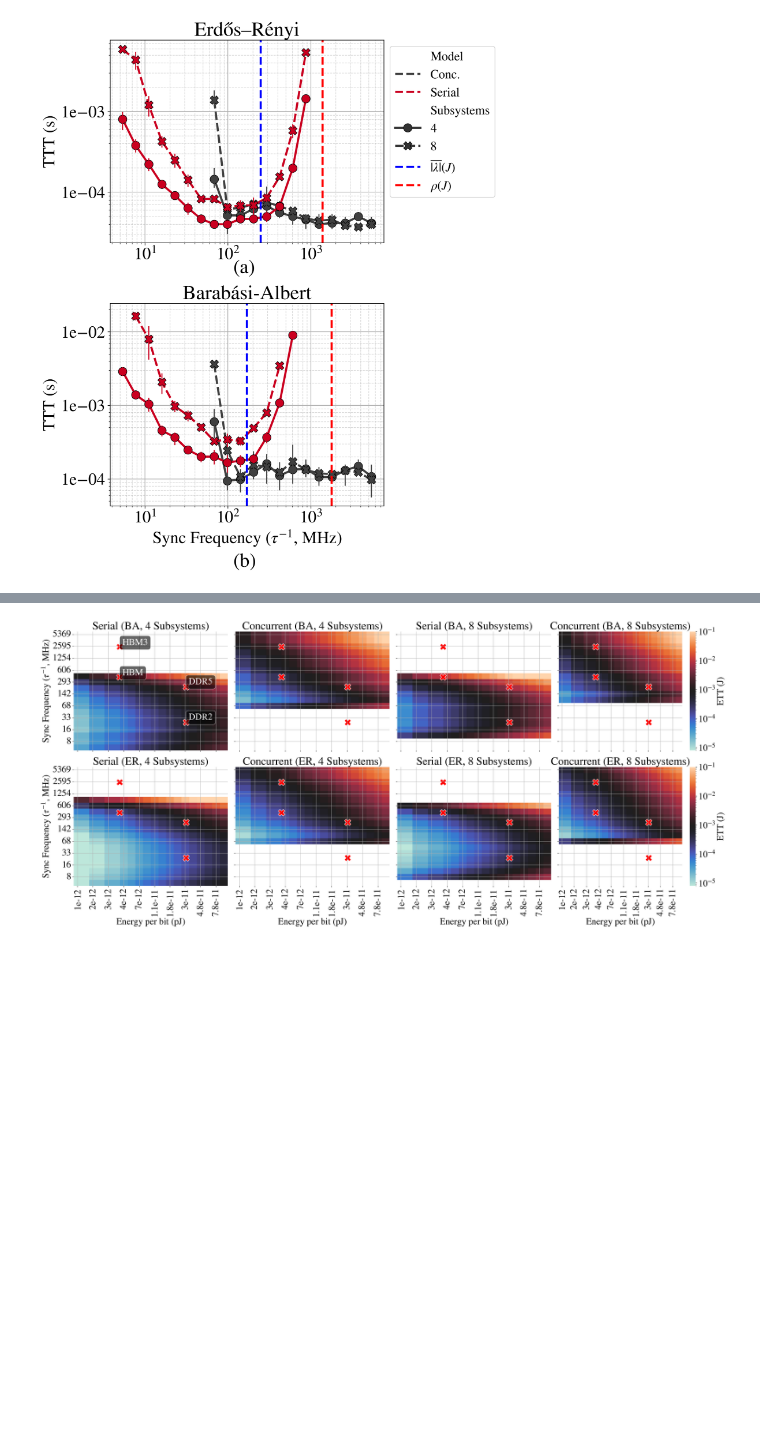
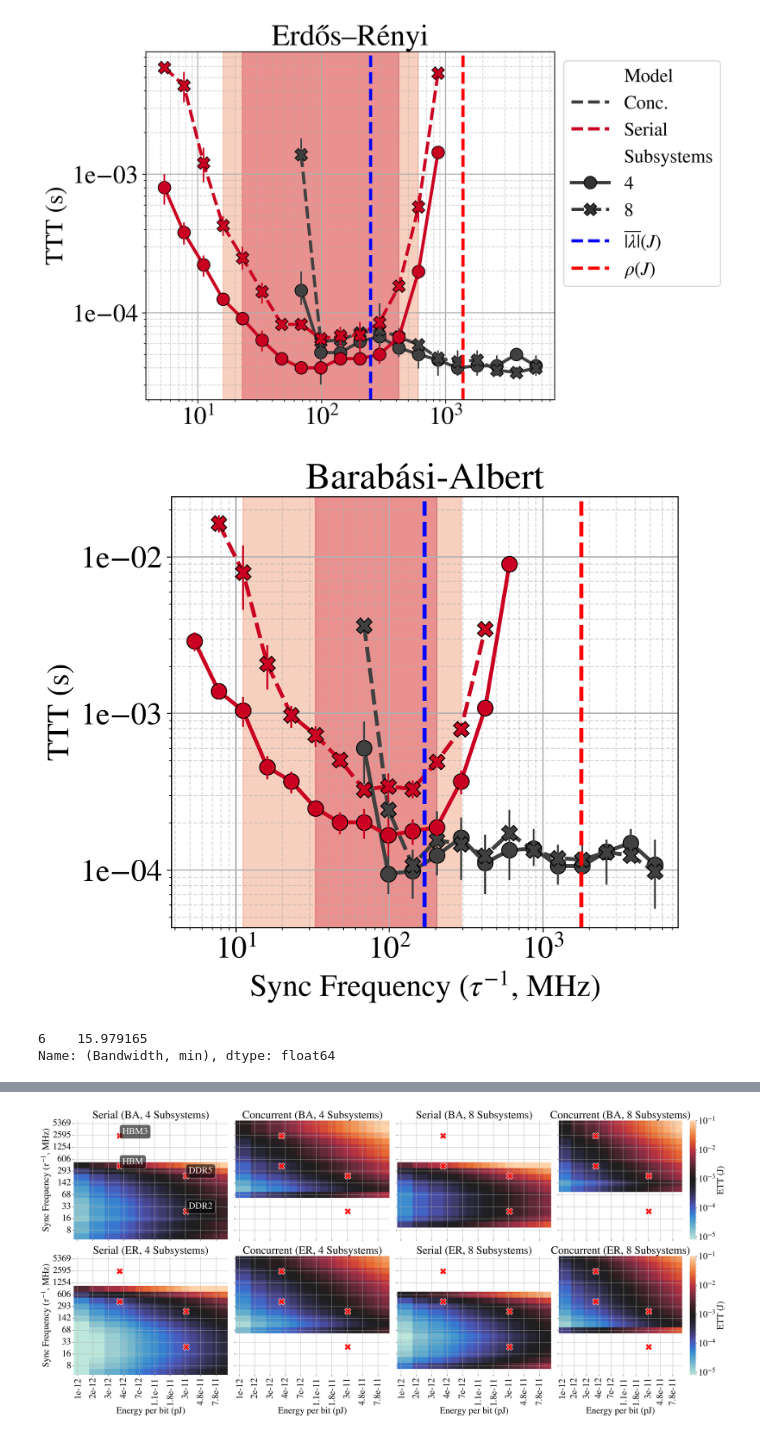
Before and after one commit to mxburns2022/Parallel-Ising-Analysis, a Jupyter notebook: notebooks/figs_8_9_10_er_ba_energy.ipynb, the cells around one changed output, grey strips where cells are left out. Cells and saved outputs as stored; diff of their text form; code cells hidden in the pictures; blank space fills up the shorter version.

```diff
--- a/notebooks/figs_8_9_10_er_ba_energy.ipynb
+++ b/notebooks/figs_8_9_10_er_ba_energy.ipynb
@@ -68,7 +68,9 @@ def make_tts_df(df: pd.DataFrame, cols=[], groupcols=[],
             dataframes.append(tts_df)
     return pd.concat(dataframes)
 # %%
-fig, axs = plt.subplots(nrows=2, figsize=(7, 12), gridspec_kw={'hspace': .3})
+fig1, ax = plt.subplots(figsize=(7, 5))
+fig2, ax2 = plt.subplots(figsize=(7, 5))
+axs = [ax, ax2]
 brim_df = pd.read_csv('../data/bw_vs_energy_full.csv').rename(columns={'blocks': 'Subsystems'})
 brim_df['Model'] = brim_df['concurrent'].replace({True: 'Conc.', False: 'Serial'})
 palette = [ "#404040",
@@ -119,7 +121,8 @@ for ax in axs:
 #    ax.set_xlabel('Sync Frequency ($\\tau^{-1}$, MHz)')
    ax.set_ylabel('Cut Error ($1-R$)')
    ax.grid(which='major')
-axs[1].legend_ = None
+axs[1].legend_.set_visible(False)
+
 for ax in axs:
 
     ax.grid(which='minor', linestyle='--', alpha=0.5)
@@ -132,9 +135,11 @@ for ax in axs:
     ax.yaxis.set_major_formatter(tk.ScalarFormatter())
     # ax.yaxis.set_minor_formatter(tk.ScalarFormatter())
 
-axs[0].annotate(text="(a)", xy=(0.45, -0.15), xycoords='axes fraction', fontsize=28)
+# axs[0].annotate(text="(a)", xy=(0.45, -0.15), xycoords='axes fraction', fontsize=28)
 
-axs[1].annotate(text="(b)", xy=(0.45, -0.3), xycoords='axes fraction', fontsize=28)
+# axs[1].annotate(text="(b)", xy=(0.45, -0.3), xycoords='axes fraction', fontsize=28)
 plt.show()
-fig.savefig('../figures/fig_8_ba_er_cut_error.pdf', bbox_inches='tight')
+fig1.savefig('../figures/fig_8a_ba_er_cut_error.pdf', bbox_inches='tight')
+fig2.savefig('../figures/fig_8b_ba_er_cut_error.pdf', bbox_inches='tight')
+# axs[]
 # %% [output]
@@ -142,16 +169,18 @@ fig.savefig('../figures/fig_8_ba_er_cut_error.pdf', bbox_inches='tight')
 # %%
-fig, axs = plt.subplots(nrows=2, figsize=(7, 12), gridspec_kw={'hspace': .3})
-brim_df = pd.concat([ pd.read_csv('../data/bw_vs_energy_ttt98.csv').query('concurrent == 1'), pd.read_csv('../data/bw_vs_energy_longer_ttt.csv')]).reset_index()
-brim_df = brim_df.rename(columns={'blocks': 'Subsystems'})
-# brim_df = pd.read_csv('../data/bw_vs_energy_ttt98.csv').rename(columns={'blocks': 'Subsystems'})
-brim_df['Model'] = brim_df['concurrent'].replace({1.0: 'Conc.', 0.0: 'Serial'})
+fig1, ax1 = plt.subplots(nrows=1, figsize=(7, 6))
+fig2, ax2 = plt.subplots(nrows=1, figsize=(7, 6))#, gridspec_kw={'right': 0.4})
+axs = [ax1, ax2]
+brim_df_ttt = pd.concat([ pd.read_csv('../data/bw_vs_energy_ttt98.csv').query('concurrent == 1'), pd.read_csv('../data/bw_vs_energy_longer_ttt.csv')]).reset_index()
+brim_df_ttt = brim_df_ttt.rename(columns={'blocks': 'Subsystems'})
+# brim_df_ttt = pd.read_csv('../data/bw_vs_energy_ttt98.csv').rename(columns={'blocks': 'Subsystems'})
+brim_df_ttt['Model'] = brim_df_ttt['concurrent'].replace({1.0: 'Conc.', 0.0: 'Serial'})
 palette = [ "#404040",
             # "#fdb863",
             # "#f4a582",
             "#ca0020"
             ]
-brim_df['Bandwidth'] = 1 / brim_df['tpart'] / 1e6
-# brim_df['error'] = brim_df['u'] - -0.7633
+brim_df_ttt['Bandwidth'] = 1 / brim_df_ttt['tpart'] / 1e6
+# brim_df_ttt['error'] = brim_df_ttt['u'] - -0.7633
 line_args = dict(
     y='TTT',
     x='Bandwidth',
@@ -166,12 +195,12 @@ line_args = dict(
     err_style='bars',
     palette=palette
 )
-brim_df = brim_df.sort_values(by=['Model', 'Subsystems'])
+brim_df_ttt = brim_df_ttt.sort_values(by=['Model', 'Subsystems'])
 sns.lineplot(ax=axs[0],
-                data=brim_df.query('GInd < 30'),
+                data=brim_df_ttt.query('GInd < 30'),
                 **line_args)
 sns.lineplot(ax=axs[1],
-                data=brim_df.query('GInd > 30'),
+                data=brim_df_ttt.query('GInd > 30'),
                 **line_args)
 
 eig1 = (49e-15 * 31e4) / eig_df.query('type == "ER"')['eigmean'].mean()
@@ -186,33 +215,52 @@ axs[0].legend(fontsize=18, loc='upper left', bbox_to_anchor=(1,1))
 axs[0].legend(fontsize=18, loc='upper left', bbox_to_anchor=(1,1))
 
 axs[0].set_title('Erdős–Rényi')
 axs[1].set_title('Barabási-Albert')
 axs[0].set_xlabel('')
 axs[1].set_xlabel('Sync Frequency ($\\tau^{-1}$, MHz)')
 
 for ax in axs:
    ax.set_xscale('log')
    ax.set_yscale('log')
 #    ax.set_xlabel('Sync Frequency ($\\tau^{-1}$, MHz)')
    ax.set_ylabel('TTT (s)')
    ax.grid(which='major')
 axs[1].legend_ = None
 for ax in axs:
 
     ax.grid(which='minor', linestyle='--', alpha=0.5)
     ax.grid(which='major', linewidth=1)
     ax.yaxis.set_major_locator(tk.LogLocator(base=10, subs=[1]))
     ax.yaxis.set_minor_locator(tk.LogLocator(base=10, subs=[1,2,3,4,5,6,7,8,9]))
     ax.xaxis.set_major_locator(tk.LogLocator(base=10, subs=[1]))
     ax.xaxis.set_minor_locator(tk.LogLocator(base=10, subs=[1,2,3,4,5,6,7,8,9]))
     # ax.yaxis.set_minor_locator(tk.FixedLocator([50, 150, 200]))
     ax.yaxis.set_major_formatter(tk.LogFormatter())
     # ax.yaxis.set_minor_formatter(tk.ScalarFormatter())
 
-axs[0].annotate(text="(a)", xy=(0.45, -0.15), xycoords='axes fraction', fontsize=28)
+# axs[0].annotate(text="(a)", xy=(0.45, -0.15), xycoords='axes fraction', fontsize=28)
 
-axs[1].annotate(text="(b)", xy=(0.45, -0.3), xycoords='axes fraction', fontsize=28)
+# axs[1].annotate(text="(b)", xy=(0.45, -0.3), xycoords='axes fraction', fontsize=28)
+oldaxes = axs[0].get_ylim()
+axs[0].fill_betweenx(y=[1e-8, 1],x1=lim_er4[('Bandwidth', 'min')], x2=lim_er4[('Bandwidth', 'max')], color='#ef8a62', alpha=0.4)
+axs[0].fill_betweenx(y=[1e-8, 1],x1=lim_er8[('Bandwidth', 'min')], x2=lim_er8[('Bandwidth', 'max')], color='#ca0020', alpha=0.3)
+axs[0].set_ylim(oldaxes)
+            # "#ef8a62",
+            # "#999999",
+
+oldaxes = axs[1].get_ylim()
+axs[1].fill_betweenx(y=[1e-8, 1],x1=lim_ba4[('Bandwidth', 'min')], x2=lim_ba4[('Bandwidth', 'max')], color="#ef8a62", alpha=0.4)
+axs[1].fill_betweenx(y=[1e-8, 1],x1=lim_ba8[('Bandwidth', 'min')], x2=lim_ba8[('Bandwidth', 'max')], color="#ca0020", alpha=0.3)
+axs[1].set_ylim(oldaxes)
 plt.show()
 fig.savefig('../figures/fig_9_ba_er_ttt.pdf', bbox_inches='tight')
+fig1.savefig('../figures/fig_9a_ba_er_ttt.pdf', bbox_inches='tight')
+fig2.savefig('../figures/fig_9b_ba_er_ttt.pdf', bbox_inches='tight')
 # %% [output]
-[figure, old version]
+[figure, new version]
+[figure, added]
+# %%
+lim_er[('Bandwidth', 'min')]
+# %% [output]
+6    15.979165
+Name: (Bandwidth, min), dtype: float64
```
Also changed, not shown: parts of 3 cells of this notebook, 8 other files.
